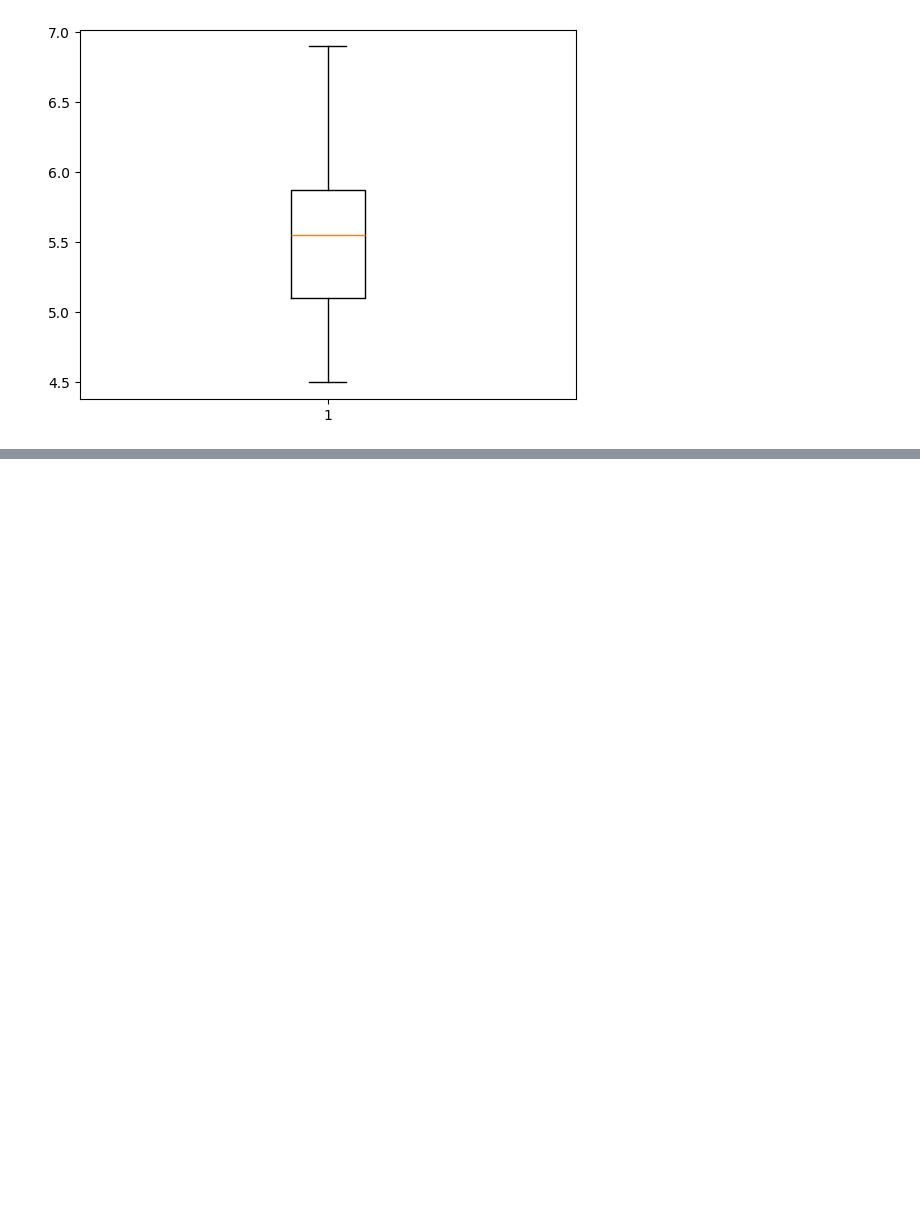
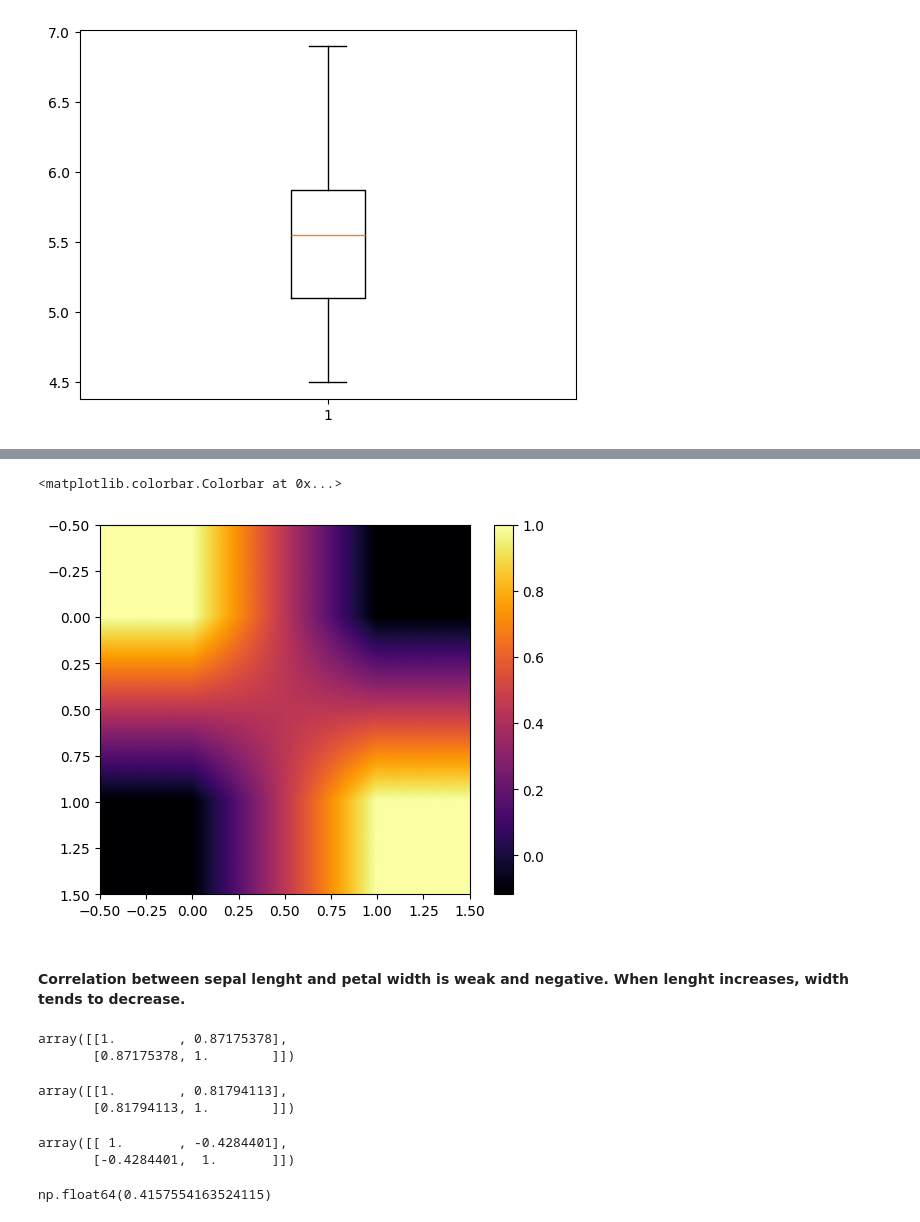
Before and after one commit to justia-pi/principles_of_DA, a Jupyter notebook: tasks.ipynb, the cells around one changed output, grey strips where cells are left out. Cells and saved outputs as stored; diff of their text form; code cells hidden in the pictures; blank space fills up the shorter version.

```diff
--- a/tasks.ipynb
+++ b/tasks.ipynb
@@ -319,0 +357,48 @@ ax.boxplot(virginica_de)
+# %%
+# Plotting heatmap of correlation.
+
+plt.imshow(correlation_s, cmap='inferno', interpolation='bilinear')
+plt.colorbar()
+# %% [output]
+<matplotlib.colorbar.Colorbar at 0x...>
+[figure, added]
+# %% [markdown]
+#### Correlation between sepal lenght and petal width is weak and negative. When lenght increases, width tends to decrease.
+# %%
+correlation_l = np.corrcoef(sepal_lenght,petal_lenght)
+correlation_l
+# %% [output]
+array([[1.        , 0.87175378],
+       [0.87175378, 1.        ]])
+# %%
+correlation_r = np.corrcoef(sepal_lenght, petal_width)
+correlation_r
+# %% [output]
+array([[1.        , 0.81794113],
+       [0.81794113, 1.        ]])
+# %%
+correlation_t = np.corrcoef(sepal_width, petal_lenght)
+correlation_t
+# %% [output]
+array([[ 1.       , -0.4284401],
+       [-0.4284401,  1.       ]])
+# %%
+# X mean.
+xbar = np.mean(petal_lenght)
+
+# Y mean.
+ybar = np.mean(petal_width)
+
+# Numerator.
+num = np.sum((petal_lenght - xbar) * (petal_width - ybar))
+
+# Denominator.
+den = np.sum((petal_lenght - xbar) * (petal_lenght - xbar))
+
+# Slope.
+m = num / den
+
+# Show.
+m
+# %% [output]
+np.float64(0.4157554163524115)
```
Also changed, not shown: parts of 6 cells of this notebook.
